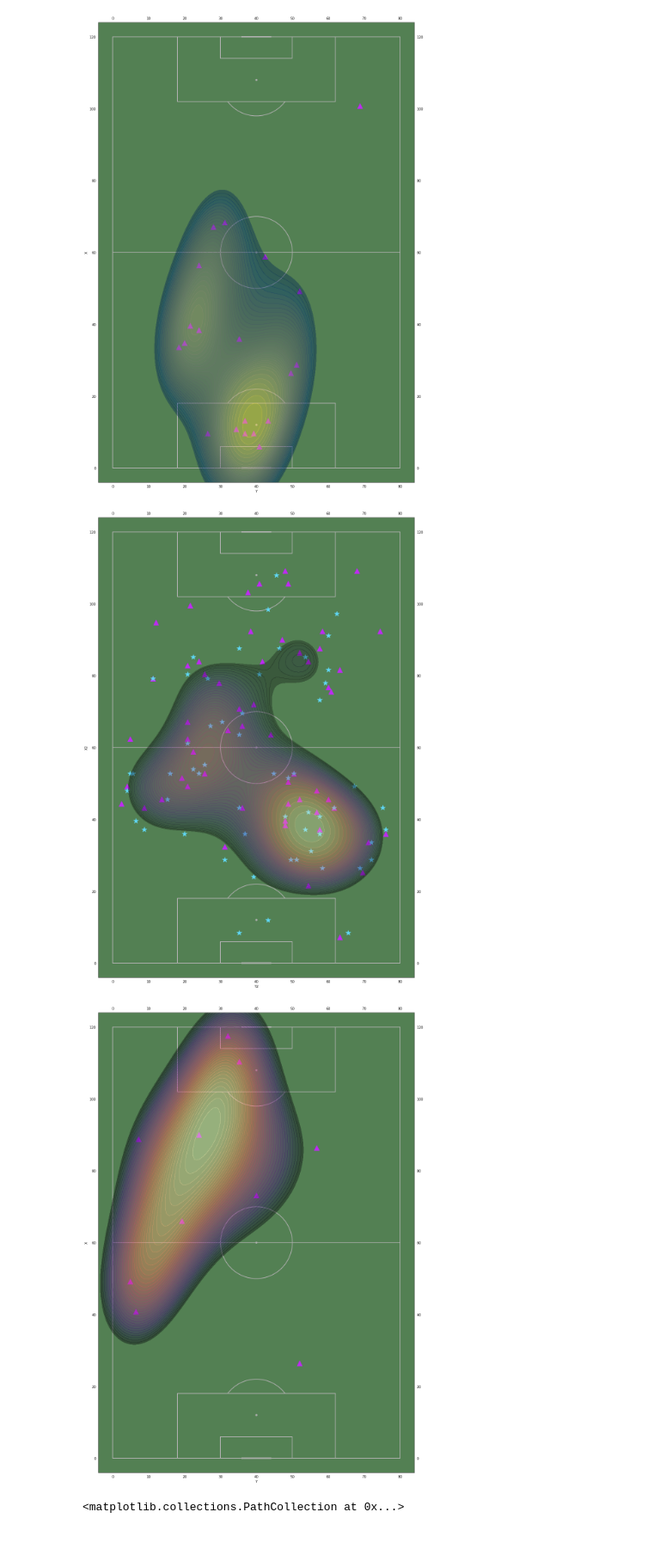
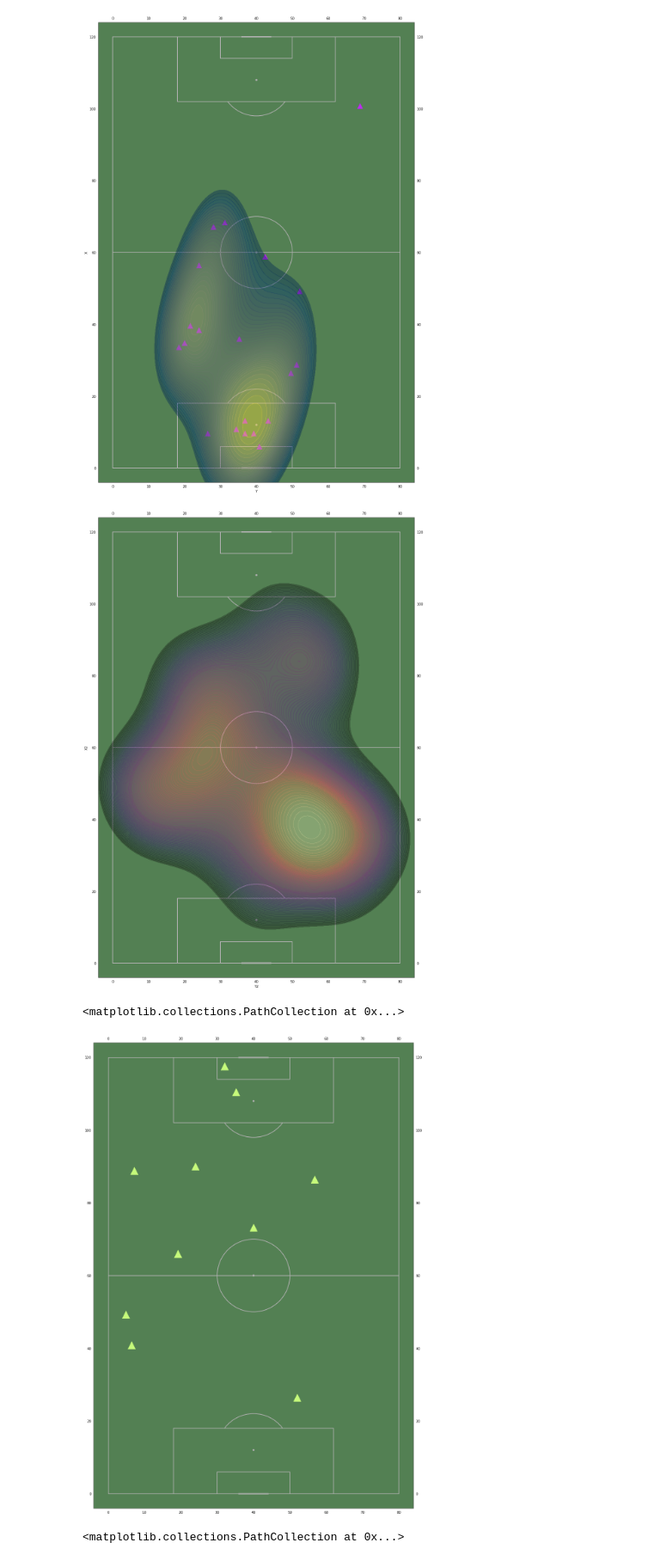
Before and after one commit to GookGai/Football_Thaileague_Analysis, a Jupyter notebook: Thaileague2021/match8/Untitled.ipynb, the cells around one changed output. Shown at 86% size. Drawn from its saved outputs; the diff is of its cells as text; code cells hidden in the pictures.

```diff
--- a/Thaileague2021/match8/Untitled.ipynb
+++ b/Thaileague2021/match8/Untitled.ipynb
@@ -184,27 +209,23 @@ pitch = VerticalPitch(pitch_length=100, pitch_width=100,
               axis=True, label=True,pitch_color = '#538053',half=False)
 fig,ax =pitch.draw(figsize =(40,20))
 
-plt.scatter(dataAwayPass['Y'],dataAwayPass['X'],c='#BE2AF3',s = 250,marker = "^")
-plt.scatter(dataAwayPass['Y2'],dataAwayPass['X2'],c='#60D8F6',s = 250 ,marker = '*')
+
 
 kde = sns.kdeplot(x = dataAwayPass['Y2'], y = dataAwayPass['X2'],
                   fill = True,shade_lowest=False,common_grid=False,
-                  alpha=.3,thresh=.5
-                  ,n_levels=40,cmap = 'magma')
+                  alpha=.3,thresh=.2
+                  ,n_levels=100,cmap = 'magma')
 # %% [output]
-[figure, old version]
+[figure, new version]
 # %%
 pitch = VerticalPitch(pitch_length=100, pitch_width=100,
               axis=True, label=True,pitch_color = '#538053',half=False)
 fig,ax =pitch.draw(figsize =(40,20))
 
-plt.scatter(dataAwayDef['Y'],dataAwayDef['X'],c='#BE2AF3',s = 250,marker = "^")
-
-kde = sns.kdeplot(x = dataAwayDef['Y'], y = dataAwayDef['X'],
-                  fill = True,shade_lowest= False,common_grid= True,
-                  alpha=.4,thresh=.5,n_levels=40,cmap = 'magma')
+plt.scatter(dataAwayDef['Y'],dataAwayDef['X'],c='#C6FA7B',s = 500,marker = "^")
 # %% [output]
+<matplotlib.collections.PathCollection at 0x...>
-[figure, old version]
+[figure, new version]
 # %%
 pitch = VerticalPitch(pitch_length=100, pitch_width=100,
               axis=True, label=True,pitch_color = '#538053',half=False)
```
Also changed, not shown: parts of 12 cells of this notebook.
